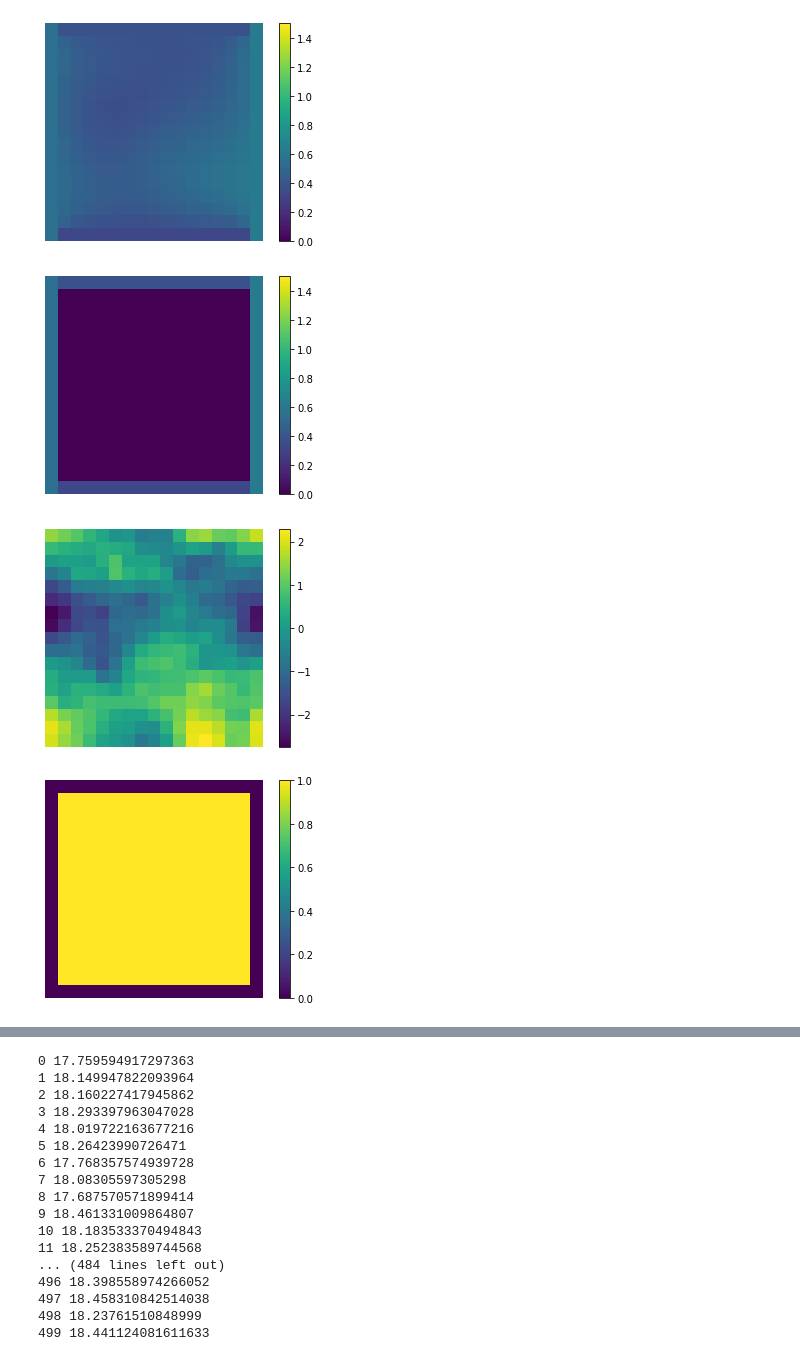
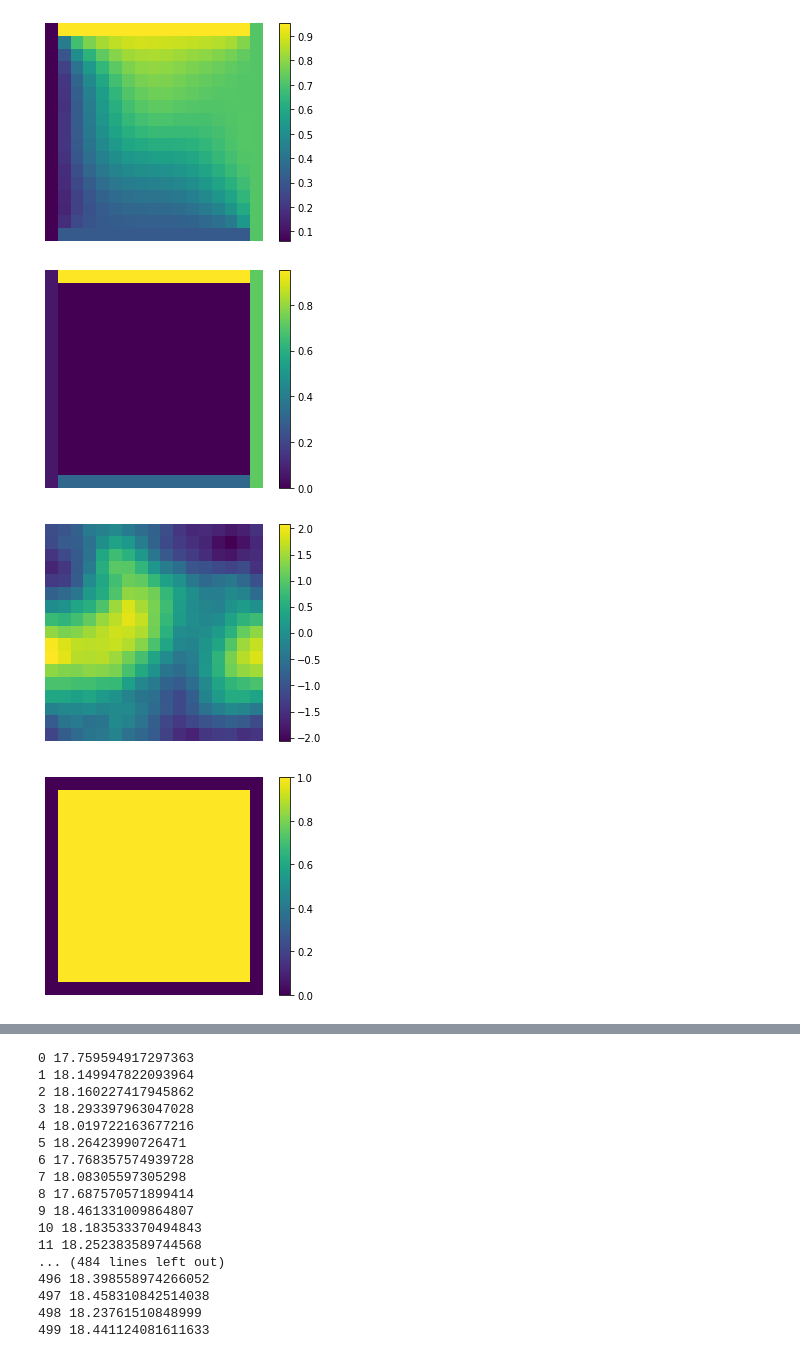
Before and after one commit to longfish/Multigrid-FEANet, a Jupyter notebook: MM-FEANet-learnP.ipynb, the cells around one changed output, grey strips where cells are left out. Cells and saved outputs as stored; diff of their text form; code cells hidden in the pictures.

```diff
--- a/MM-FEANet-learnP.ipynb
+++ b/MM-FEANet-learnP.ipynb
@@ -116,11 +75,13 @@ u, f, bc_value, bc_index = next(iter(train_dataloader))
-# %%
-k=22
-plot.plot_field(u[k,0],limit=[0,1.5])
-plot.plot_field(bc_value[k,0],limit=[0,1.5])
-plot.plot_field(f[k,0])
-plot.plot_field(bc_index[k,0])
-# %% [output]
-[figure, removed]
-[figure, removed]
-[figure, removed]
-[figure, removed]
+# %%
+u_train, f_train, bc_value_train, bc_index_train = next(iter(train_dataloader))
+
+k=22
+plot.plot_field(u_train[k,0])
+plot.plot_field(bc_value_train[k,0])
+plot.plot_field(f_train[k,0])
+plot.plot_field(bc_index_train[k,0])
+# %% [output]
+[figure, added]
+[figure, added]
+[figure, added]
+[figure, added]
```
Also changed, not shown: parts of 11 cells of this notebook, 2 other files.
